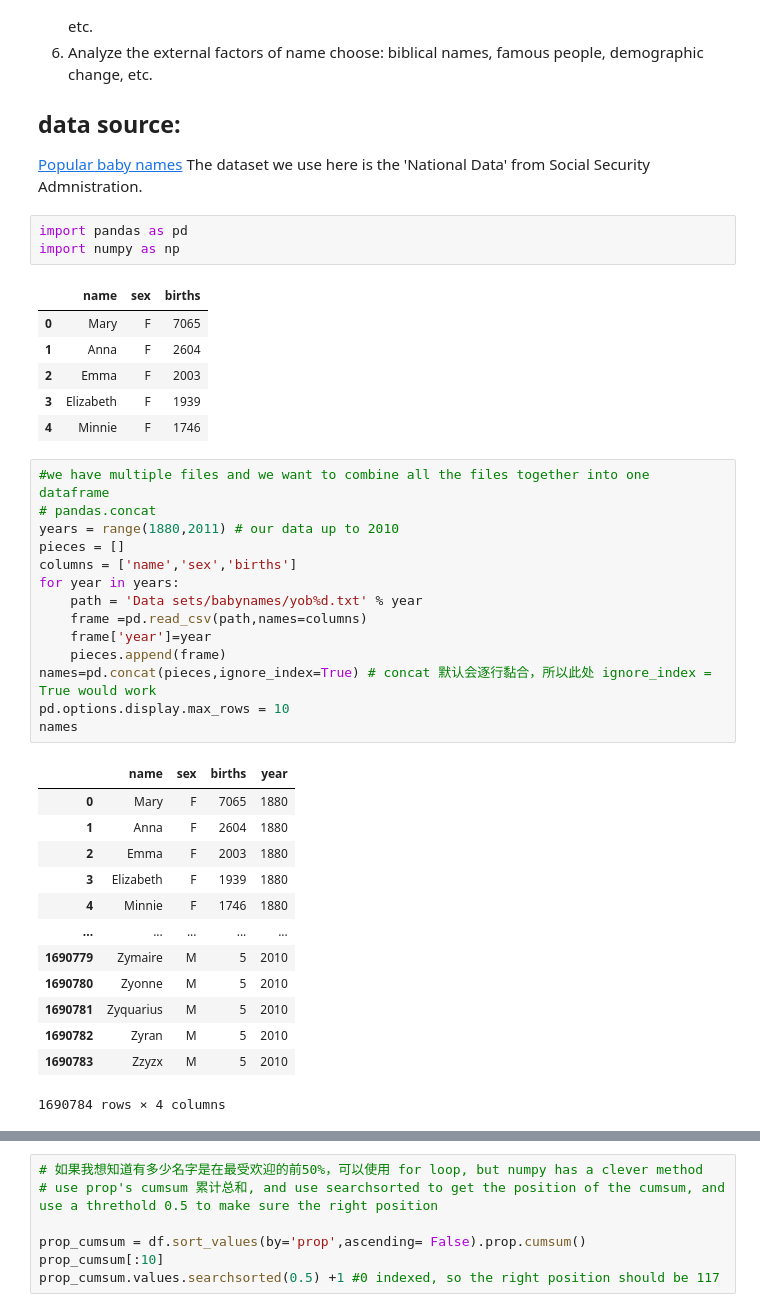
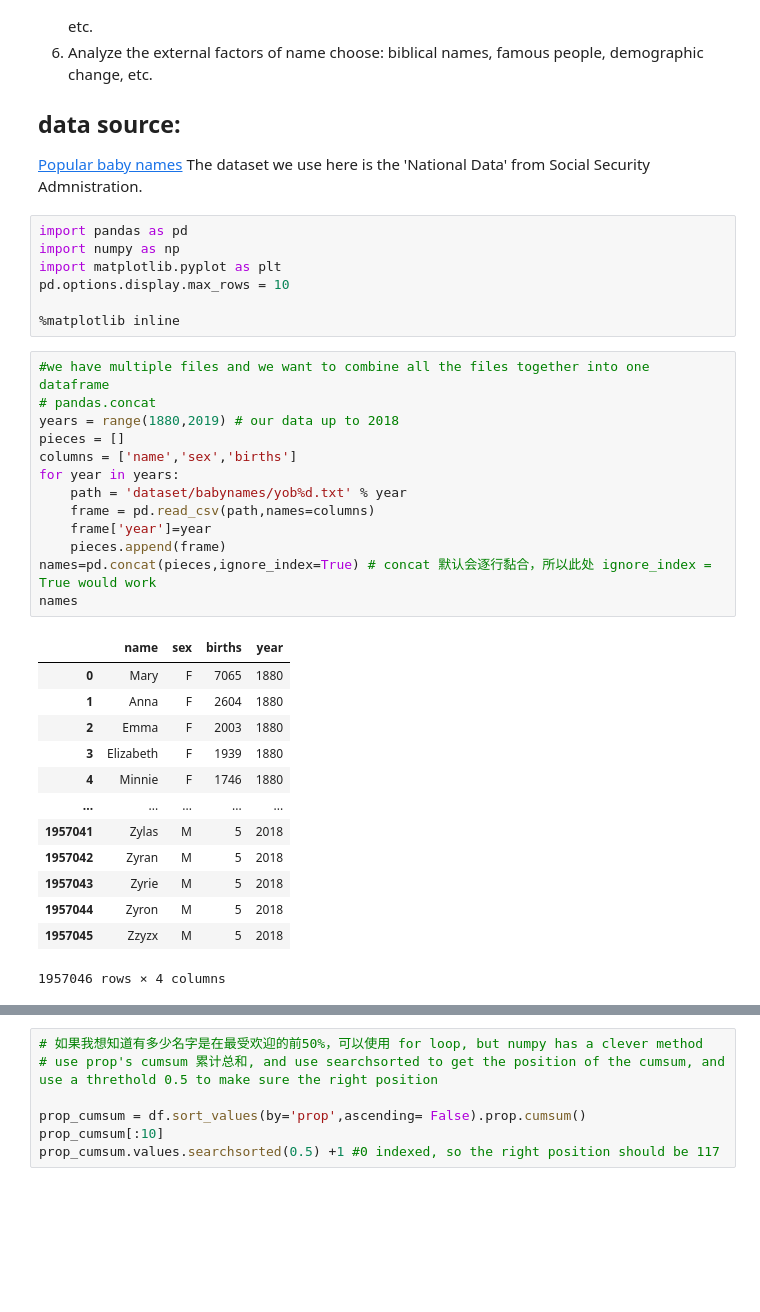
Before and after one commit to ffflora/data-analysis-projects, a Jupyter notebook: babynames.ipynb, the cells around one changed output, grey strips where cells are left out. Drawn from its saved outputs; the diff is of its cells as text; blank space fills up the shorter version.

```diff
--- a/babynames.ipynb
+++ b/babynames.ipynb
@@ -16,38 +16,34 @@ The dataset we use here is the 'National Data' from Social Security Admnistratio
 # %%
 import pandas as pd
 import numpy as np
+import matplotlib.pyplot as plt
+pd.options.display.max_rows = 10
+
+%matplotlib inline
-# %% [output]
-|  | name | sex | births |
-| 0 | Mary | F | 7065 |
-| 1 | Anna | F | 2604 |
-| 2 | Emma | F | 2003 |
-| 3 | Elizabeth | F | 1939 |
-| 4 | Minnie | F | 1746 |
 # %%
 #we have multiple files and we want to combine all the files together into one dataframe
 # pandas.concat
-years = range(1880,2011) # our data up to 2010
+years = range(1880,2019) # our data up to 2018
 pieces = []
 columns = ['name','sex','births']
 for year in years:
-    path = 'Data sets/babynames/yob%d.txt' % year
-    frame =pd.read_csv(path,names=columns)
+    path = 'dataset/babynames/yob%d.txt' % year
+    frame = pd.read_csv(path,names=columns)
     frame['year']=year
     pieces.append(frame)
 names=pd.concat(pieces,ignore_index=True) # concat 默认会逐行黏合，所以此处 ignore_index = True would work
-pd.options.display.max_rows = 10
 names
 # %% [output]
 |  | name | sex | births | year |
 | 0 | Mary | F | 7065 | 1880 |
 | 1 | Anna | F | 2604 | 1880 |
 | 2 | Emma | F | 2003 | 1880 |
 | 3 | Elizabeth | F | 1939 | 1880 |
 | 4 | Minnie | F | 1746 | 1880 |
 | ... | ... | ... | ... | ... |
-| 1690779 | Zymaire | M | 5 | 2010 |
-| 1690780 | Zyonne | M | 5 | 2010 |
-| 1690781 | Zyquarius | M | 5 | 2010 |
-| 1690782 | Zyran | M | 5 | 2010 |
-| 1690783 | Zzyzx | M | 5 | 2010 |
+| 1957041 | Zylas | M | 5 | 2018 |
+| 1957042 | Zyran | M | 5 | 2018 |
+| 1957043 | Zyrie | M | 5 | 2018 |
+| 1957044 | Zyron | M | 5 | 2018 |
+| 1957045 | Zzyzx | M | 5 | 2018 |
-1690784 rows × 4 columns
+1957046 rows × 4 columns
```
Also changed, not shown: parts of 12 cells of this notebook, 3 other files.
